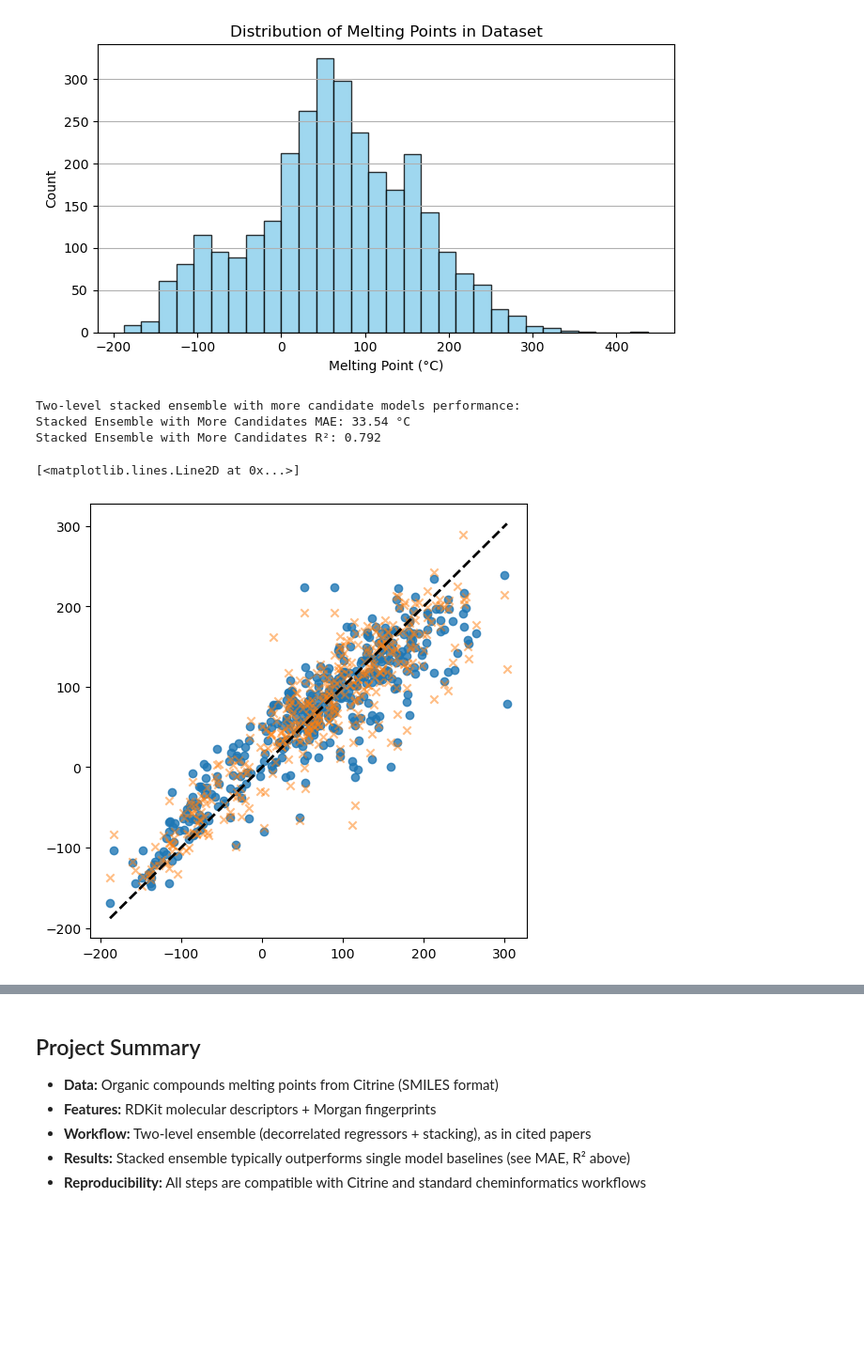
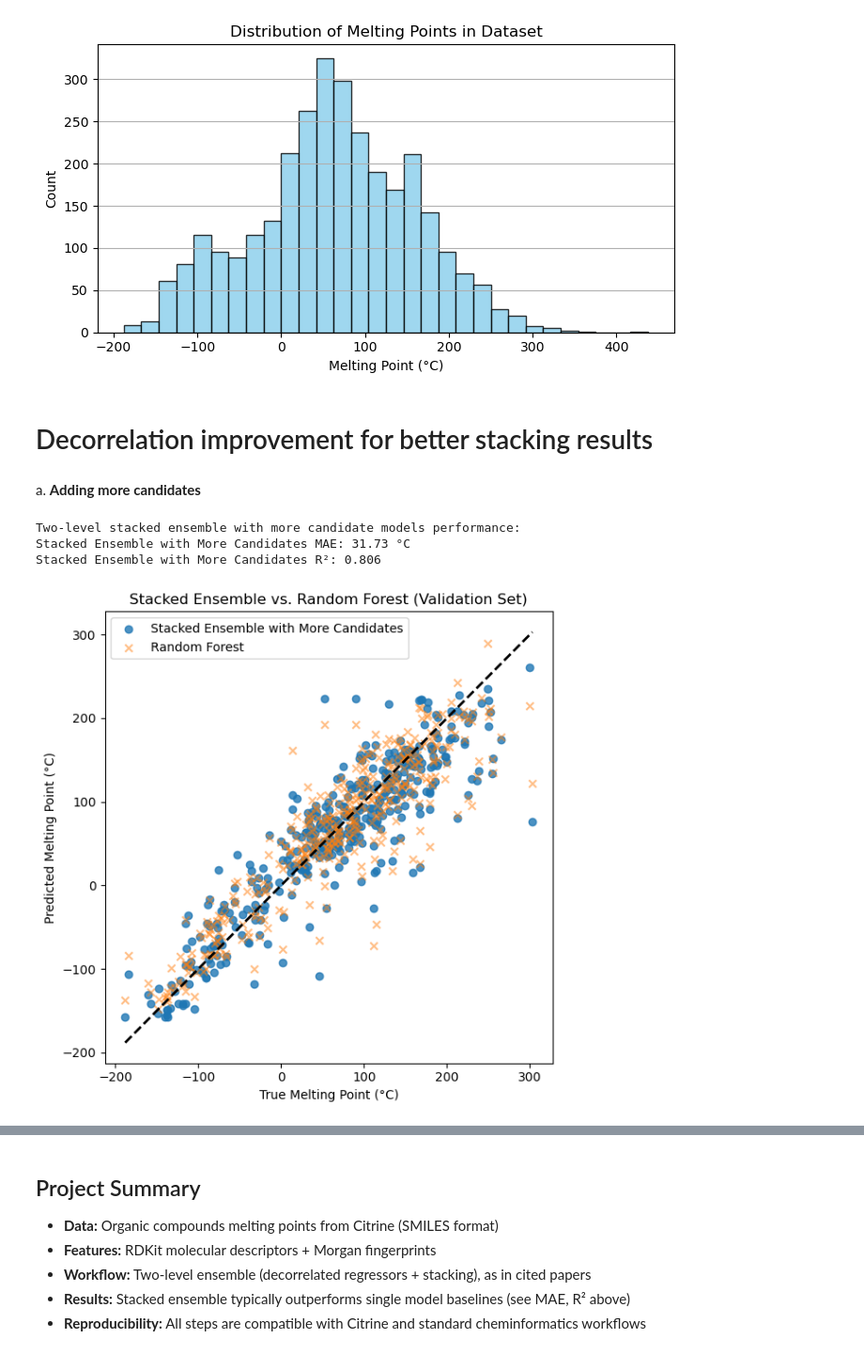
Before and after one commit to submerged-in-matrix/materials-ml-projects-, a Jupyter notebook: Projects/P_4_MP_Pred_2_Lvl_Ensemble/P_4_MP_Pred_2_Lvl_Ensemble.ipynb, the cells around one changed output, grey strips where cells are left out. Shown at 94% size. Cells and saved outputs as stored; diff of their text form; code cells hidden in the pictures; blank space fills up the shorter version.

Commit message:
'Model Optimizations performed partially'

```diff
--- a/Projects/P_4_MP_Pred_2_Lvl_Ensemble/P_4_MP_Pred_2_Lvl_Ensemble.ipynb
+++ b/Projects/P_4_MP_Pred_2_Lvl_Ensemble/P_4_MP_Pred_2_Lvl_Ensemble.ipynb
@@ -21,3 +24,13 @@ import seaborn as sns
+# %%
+import os
+import random
+
+# Set environment variables for parallel processing
+os.environ["LOKY_MAX_CPU_COUNT"] = "4"
+
+random.seed(42)
+np.random.seed(42)
+rng = np.random.RandomState(42)
 # %%
 # --- 1. Load and Clean Data ---
 df = pd.read_csv('melting_point_output.csv')  # Or your file path
@@ -134,21 +147,19 @@ Train samples: 2500, Validation samples: 400, Unseen samples: 141
 # %% [markdown]
 **Step 1: Decorrelated models**
 # %%
-# --- 4. First-Level Decorrelated Ensemble (Random Forest + GB) ---
 N_BASE = 10
 base_models = []
 base_preds_train = np.zeros((X_train.shape[0], N_BASE))
 base_preds_val = np.zeros((X_val.shape[0], N_BASE))
 
 for i in range(N_BASE):
-    # Bootstrap rows and random subset of features
-    idx = np.random.choice(range(X_train.shape[0]), size=X_train.shape[0], replace=True)        # Bootstrap sampling
+    idx = rng.choice(range(X_train.shape[0]), size=X_train.shape[0], replace=True)
     n_feat = int(X_train.shape[1] * 0.6)
-    feat_idx = np.random.choice(range(X_train.shape[1]), size=n_feat, replace=False)            # Random feature selection
+    feat_idx = rng.choice(range(X_train.shape[1]), size=n_feat, replace=False)
     if i % 2 == 0:
-        model = RandomForestRegressor(n_estimators=100, max_features=50, random_state=100+i) # Random states are different for decorrelating, yet reproducible, the models.
+        model = RandomForestRegressor(n_estimators=200, max_features=35, random_state=100+i)
     else:
-        model = GradientBoostingRegressor(n_estimators=100, max_features=50, random_state=200+i)
+        model = GradientBoostingRegressor(n_estimators=200, max_features=35, random_state=200+i)
     model.fit(X_train.iloc[idx, feat_idx], y_train.iloc[idx])
     base_models.append((model, feat_idx))
     base_preds_train[:, i] = model.predict(X_train.iloc[:, feat_idx])
@@ -302,50 +315,60 @@ plt.show()
 # %% [output]
 Melting point statistics: mean = 62.85 °C, std = 96.01 °C, var = 9217.43, min = -188.00, max = 438.00
 [figure]
+# %% [markdown]
+# Decorrelation improvement for better stacking results
+# %% [markdown]
+a. **Adding more candidates**
 # %%
 from sklearn.neighbors import KNeighborsRegressor
 from sklearn.svm import SVR
 
-N_BASE_more_candidate = 12  # 4 RandomForest, 4 GB, 2 KNN, 2 SVR
+N_BASE_more_candidate = 12  # 4 RF, 4 GB, 2 KNN, 2 SVR
 base_models_more_candidate = []
-more_candidate_base_preds_train= np.zeros((X_train.shape[0], N_BASE))
-more_candidate_base_preds_val = np.zeros((X_val.shape[0], N_BASE))
+more_candidate_base_preds_train = np.zeros((X_train.shape[0], N_BASE_more_candidate))
+more_candidate_base_preds_val = np.zeros((X_val.shape[0], N_BASE_more_candidate))
 
-for i in range(N_BASE):
-    idx = np.random.choice(range(X_train.shape[0]), size=X_train.shape[0], replace=True)
+for i in range(N_BASE_more_candidate):
+    rng = np.random.RandomState(42 + i)
+    idx = rng.choice(range(X_train.shape[0]), size=X_train.shape[0], replace=True)
     n_feat = int(X_train.shape[1] * 0.6)
-    feat_idx = np.random.choice(range(X_train.shape[1]), size=n_feat, replace=False)
+    feat_idx = rng.choice(range(X_train.shape[1]), size=n_feat, replace=False)
     # Assign model type
     if i % 4 == 0:
-        model = RandomForestRegressor(n_estimators=200, max_features='sqrt', random_state=100+i)
+        model = RandomForestRegressor(n_estimators=200, max_features=35, random_state=100+i)
     elif i % 4 == 1:
-        model = GradientBoostingRegressor(n_estimators=200, max_features='sqrt', min_samples_split =5, random_state=200+i)
+        model = GradientBoostingRegressor(n_estimators=200, max_features=35, random_state=200+i)
     elif i % 4 == 2:
-        model = KNeighborsRegressor(n_neighbors=50, weights='uniform')
-    #else:
-        #model = SVR(C=1.0, epsilon=0.2)
+        model = KNeighborsRegressor(n_neighbors=50, weights='uniform', algorithm='auto')
+    else:
+        model = SVR(C=1.0, epsilon=0.2)
     model.fit(X_train.iloc[idx, feat_idx], y_train.iloc[idx])
     base_models_more_candidate.append((model, feat_idx))
     more_candidate_base_preds_train[:, i] = model.predict(X_train.iloc[:, feat_idx])
     more_candidate_base_preds_val[:, i] = model.predict(X_val.iloc[:, feat_idx])
 
-# Second-level stacking with Ridge
-stacker = Ridge(alpha=1.0)
-stacker.fit(more_candidate_base_preds_train, y_train)
+# Second-level stacking with Ridge (deterministic, no random_state needed)
+stacker_more_candidate = Ridge(alpha=1.0)
+stacker_more_candidate.fit(more_candidate_base_preds_train, y_train)
 final_pred_more_candidate = stacker.predict(more_candidate_base_preds_val)
 
 # --- 9. Evaluation of More Candidate Models ---
 print("\nTwo-level stacked ensemble with more candidate models performance:")
 regression_report(y_val, final_pred_more_candidate, "Stacked Ensemble with More Candidates")
 
 # --- 10. Plot Results for More Candidate Models ---
 plt.figure(figsize=(6,6))
 plt.scatter(y_val, final_pred_more_candidate, label='Stacked Ensemble with More Candidates', alpha=0.8)
 plt.scatter(y_val, rf_pred, label='Random Forest', marker='x', alpha=0.5)
 plt.plot([y_val.min(), y_val.max()], [y_val.min(), y_val.max()], 'k--', lw=2)
+plt.xlabel("True Melting Point (°C)")
+plt.ylabel("Predicted Melting Point (°C)")
+plt.legend()
+plt.title("Stacked Ensemble vs. Random Forest (Validation Set)")
+plt.tight_layout()
+plt.show()
 # %% [output]
 Two-level stacked ensemble with more candidate models performance:
-Stacked Ensemble with More Candidates MAE: 33.54 °C
-Stacked Ensemble with More Candidates R²: 0.792
+Stacked Ensemble with More Candidates MAE: 31.73 °C
+Stacked Ensemble with More Candidates R²: 0.806
-[<matplotlib.lines.Line2D at 0x...>]
-[figure, old version]
+[figure, new version]
```
Also changed, not shown: parts of 40 cells of this notebook.
